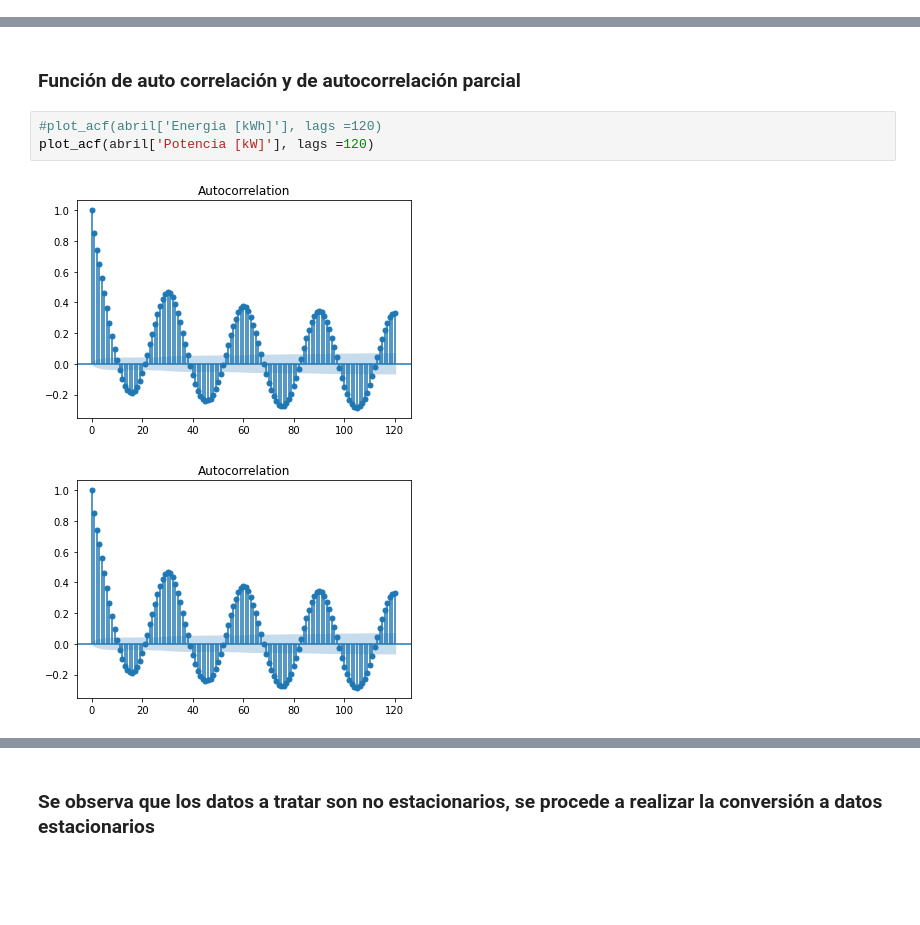
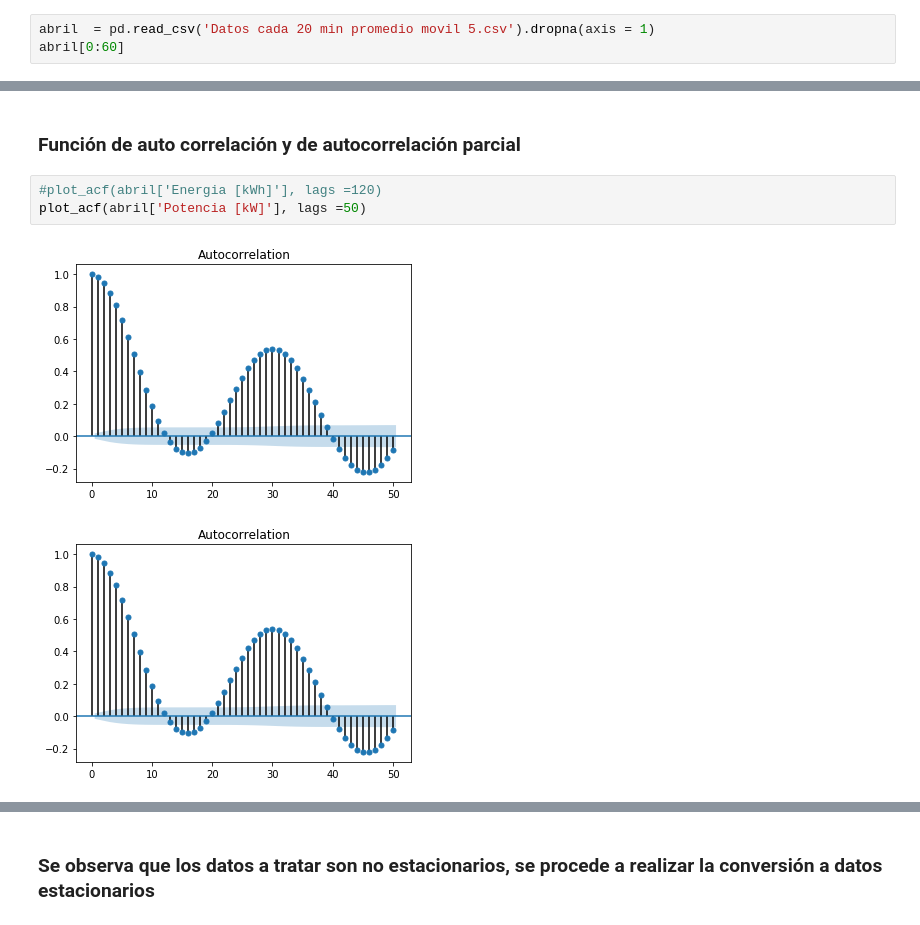
Before and after one commit to only-Robin/Proyecto-Electronica, a Jupyter notebook: DATOS SOLAR/Pre procesados/SARIMAX.ipynb, the cells around one changed output, grey strips where cells are left out. Saved outputs shown, nothing was run; the diff lists cells and outputs as text; blank space fills up the shorter version.

```diff
--- a/DATOS SOLAR/Pre procesados/SARIMAX.ipynb
+++ b/DATOS SOLAR/Pre procesados/SARIMAX.ipynb
@@ -40,0 +73,3 @@ abril.set_index(np.array(range(13740)),inplace = True)
+# %%
+abril  = pd.read_csv('Datos cada 20 min promedio movil 5.csv').dropna(axis = 1)
+abril[0:60]
@@ -48,8 +103,8 @@ abril['Potencia [kW]'][930:1830].plot(figsize = (11,8))
 ### Función de auto correlación y de autocorrelación parcial
 # %%
 #plot_acf(abril['Energia [kWh]'], lags =120)
-plot_acf(abril['Potencia [kW]'], lags =120)
+plot_acf(abril['Potencia [kW]'], lags =50)
 # %% [output]
-[figure, old version]
+[figure, new version]
-[figure, old version]
+[figure, new version]
 # %%
```
Also changed, not shown: parts of 23 cells of this notebook, 32 other files.
